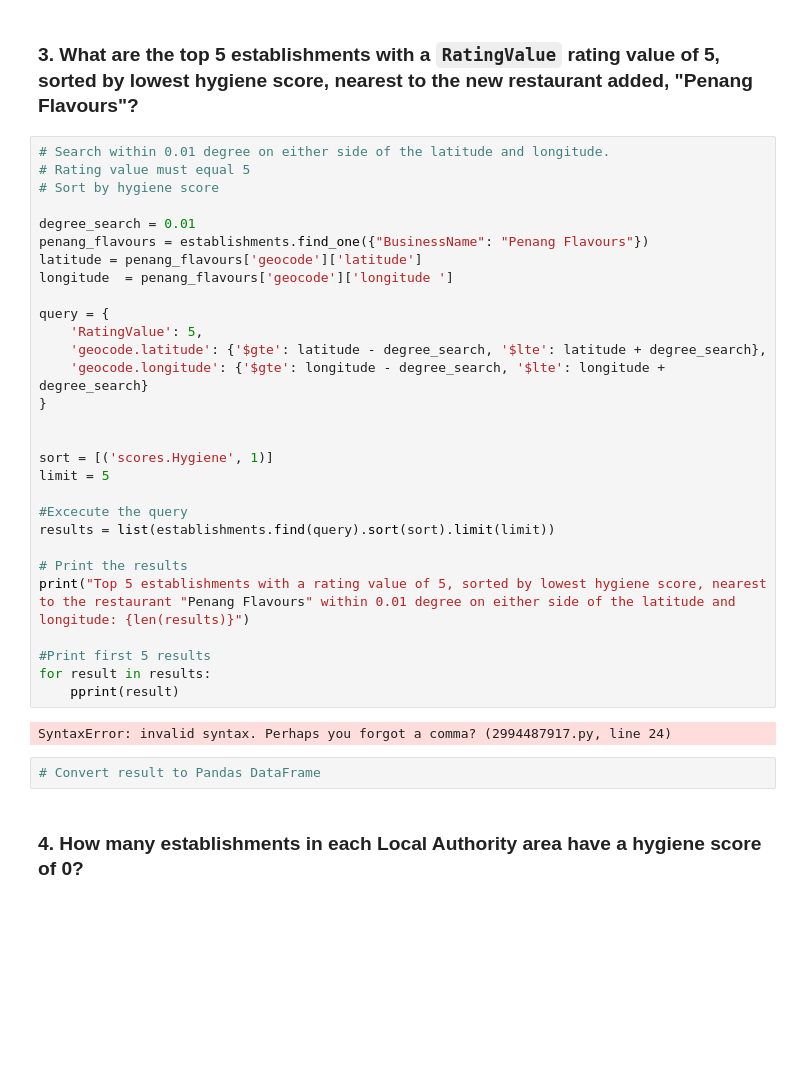
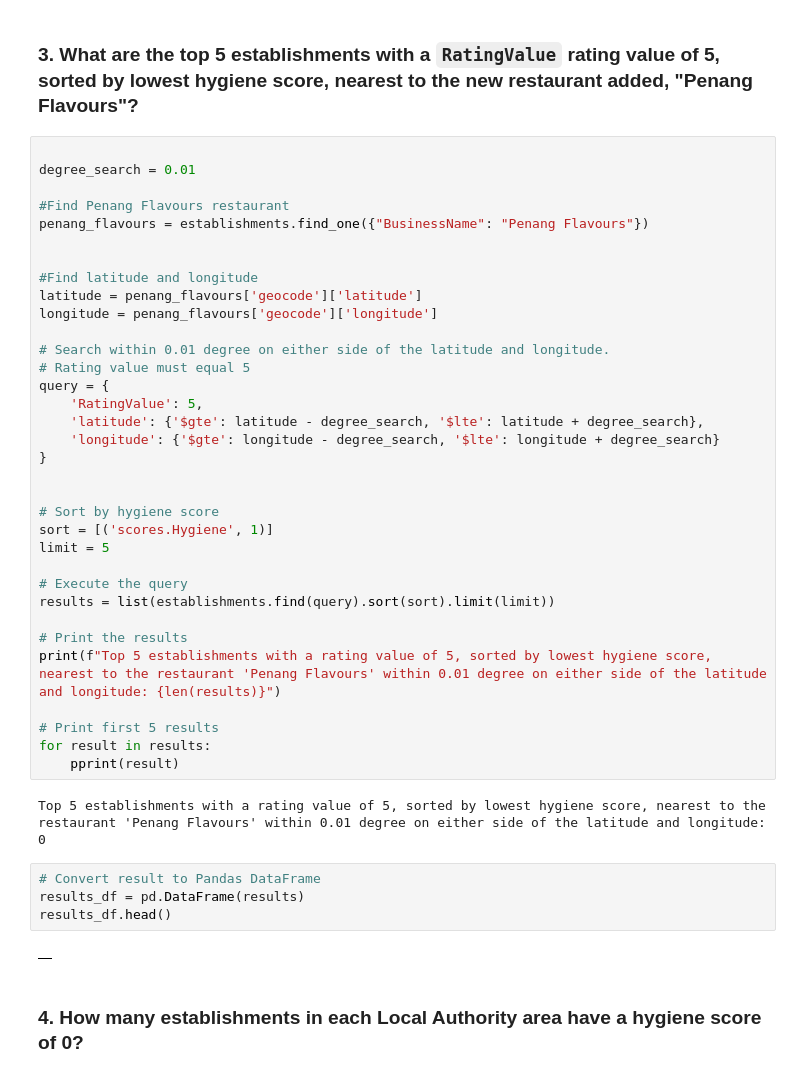
Before and after one commit to mascee/nosql-challenge, a Jupyter notebook: NoSQL_analysis.ipynb, the cells around one changed output. Saved outputs shown, nothing was run; the diff lists cells and outputs as text; blank space fills up the shorter version.

```diff
--- a/NoSQL_analysis.ipynb
+++ b/NoSQL_analysis.ipynb
@@ -217,38 +217,47 @@ Number of rows 33
 # %% [markdown]
 ### 3. What are the top 5 establishments with a `RatingValue` rating value of 5, sorted by lowest hygiene score, nearest to the new restaurant added, "Penang Flavours"?
 # %%
+
+degree_search = 0.01
+
+#Find Penang Flavours restaurant
+penang_flavours = establishments.find_one({"BusinessName": "Penang Flavours"})
+
+
+#Find latitude and longitude
+latitude = penang_flavours['geocode']['latitude']
+longitude = penang_flavours['geocode']['longitude']
+
 # Search within 0.01 degree on either side of the latitude and longitude.
 # Rating value must equal 5
-# Sort by hygiene score
-
-degree_search = 0.01
-penang_flavours = establishments.find_one({"BusinessName": "Penang Flavours"})
-latitude = penang_flavours['geocode']['latitude']
-longitude  = penang_flavours['geocode']['longitude ']
-
 query = {
     'RatingValue': 5,
-    'geocode.latitude': {'$gte': latitude - degree_search, '$lte': latitude + degree_search},
-    'geocode.longitude': {'$gte': longitude - degree_search, '$lte': longitude + degree_search}
+    'latitude': {'$gte': latitude - degree_search, '$lte': latitude + degree_search},
+    'longitude': {'$gte': longitude - degree_search, '$lte': longitude + degree_search}
 }
 
 
+# Sort by hygiene score
 sort = [('scores.Hygiene', 1)]
 limit = 5
 
-#Excecute the query
+# Execute the query
 results = list(establishments.find(query).sort(sort).limit(limit))
 
 # Print the results
-print("Top 5 establishments with a rating value of 5, sorted by lowest hygiene score, nearest to the restaurant "Penang Flavours" within 0.01 degree on either side of the latitude and longitude: {len(results)}")
+print(f"Top 5 establishments with a rating value of 5, sorted by lowest hygiene score, nearest to the restaurant 'Penang Flavours' within 0.01 degree on either side of the latitude and longitude: {len(results)}")
 
-#Print first 5 results
+# Print first 5 results
 for result in results:
     pprint(result)
 # %% [output]
-SyntaxError: invalid syntax. Perhaps you forgot a comma? (2994487917.py, line 24)
+Top 5 establishments with a rating value of 5, sorted by lowest hygiene score, nearest to the restaurant 'Penang Flavours' within 0.01 degree on either side of the latitude and longitude: 0
 # %%
 # Convert result to Pandas DataFrame
+results_df = pd.DataFrame(results)
+results_df.head()
+# %% [output]
+|  |
 # %% [markdown]
 ### 4. How many establishments in each Local Authority area have a hygiene score of 0?
 # %%
```
Also changed, not shown: parts of 6 cells of this notebook, 1 other file.
